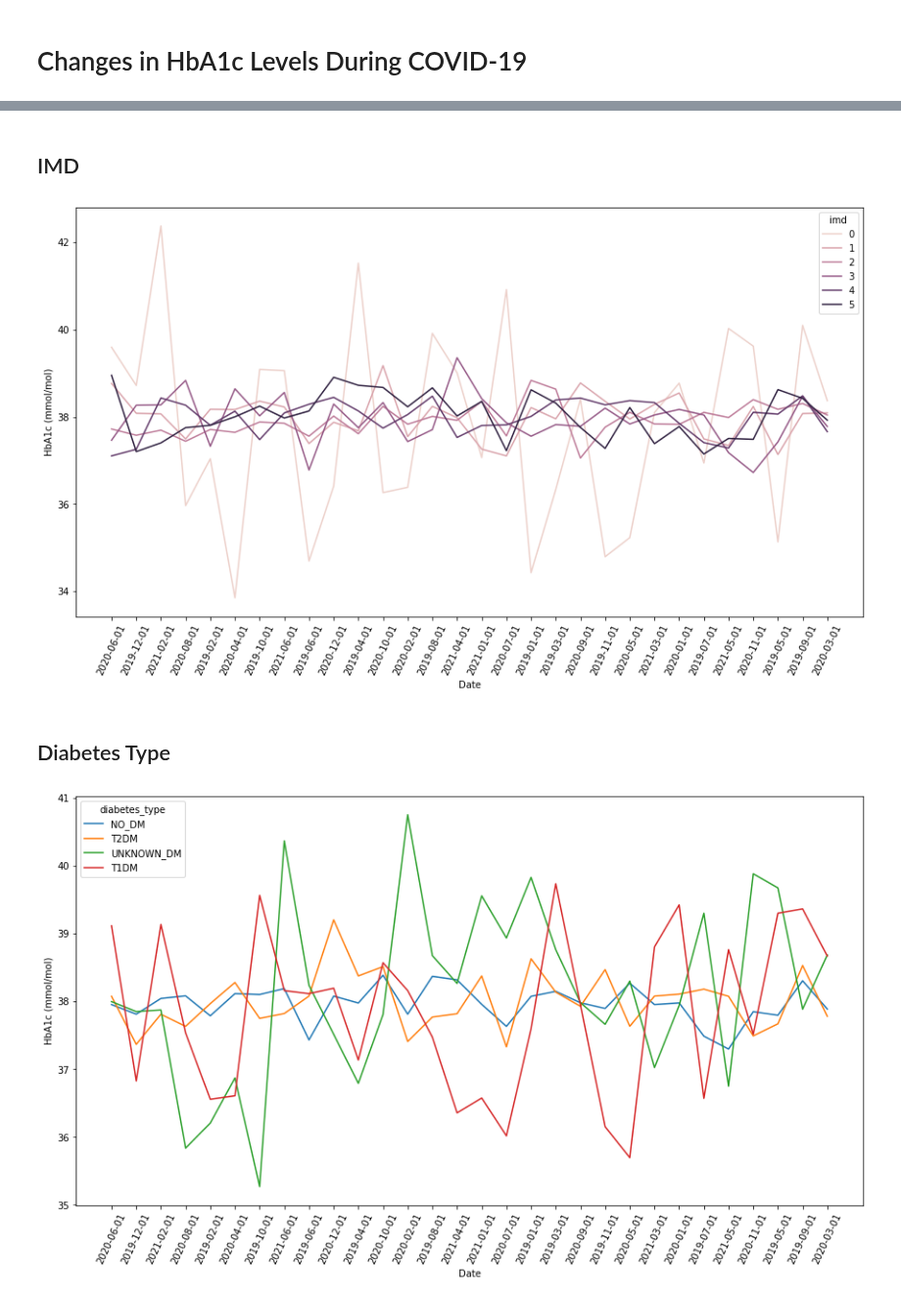
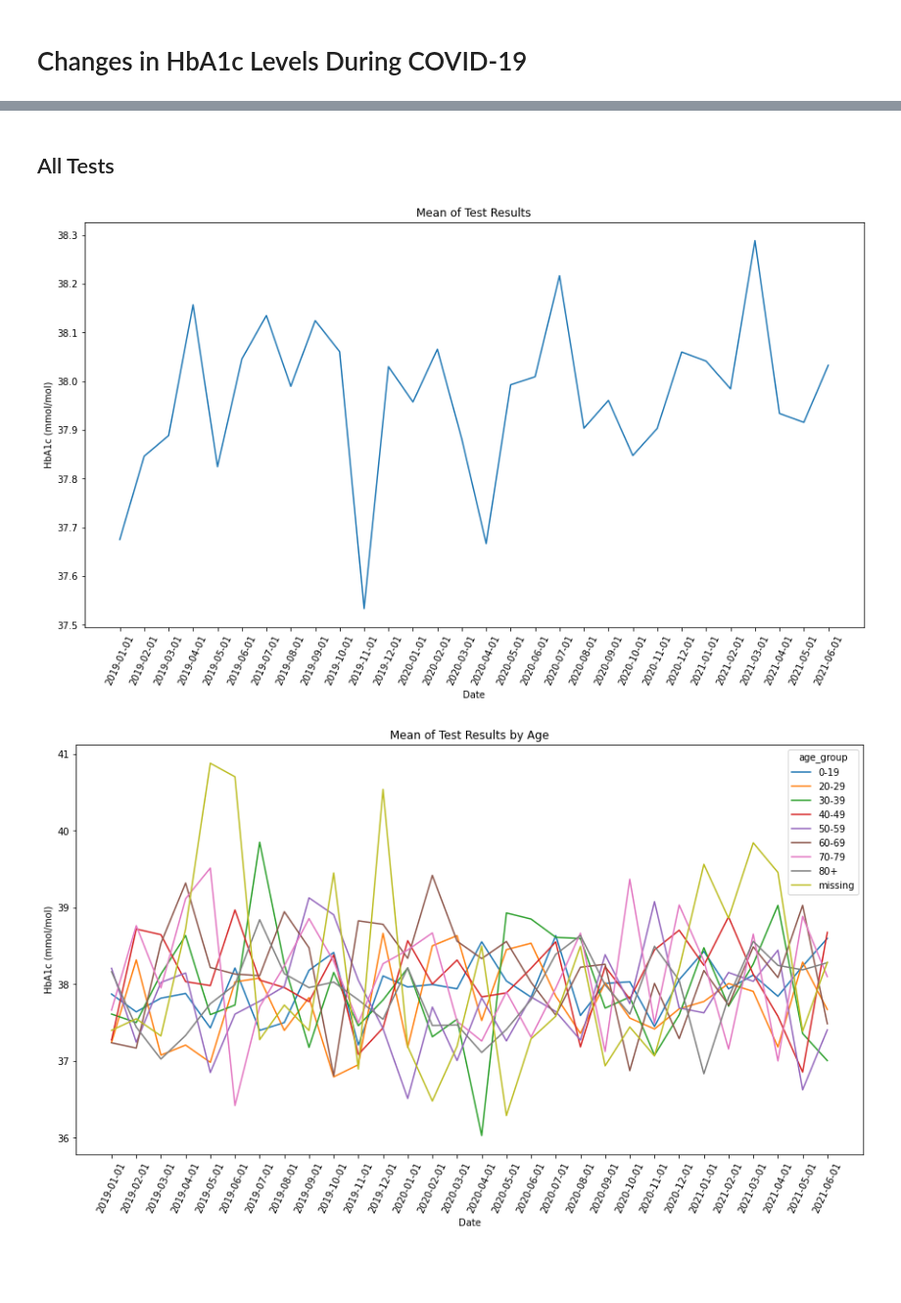
Before and after one commit to opensafely/HbA1c-levels, a Jupyter notebook: notebooks/hba1c_levels.ipynb, the cells around one changed output, grey strips where cells are left out. Shown at 98% size. Cells and saved outputs as stored; diff of their text form; code cells hidden in the pictures; blank space fills up the shorter version.

```diff
--- a/notebooks/hba1c_levels.ipynb
+++ b/notebooks/hba1c_levels.ipynb
@@ -12,7 +15,7 @@ from glob import glob
 
 pd.set_option('display.max_rows', None)
 # %%
-def compute_mean(group):
+def compute_mean(df, group):
     """
     Computes mean HbA1c levels by demographic group & month.
 
@@ -23,9 +26,9 @@ def compute_mean(group):
     Returns:
         Dataframe (df): Dataframe of means by month
     """
-    return pd.DataFrame(df_input.groupby(by=['date',group])['hba1c_mmol_per_mol'].mean()).reset_index()
+    return pd.DataFrame(df.groupby(by=['date',group])['hba1c_mmol_per_mol'].mean()).reset_index()
 
-def create_chart(group):
+def create_chart(df, group, title):
     """
     Outputs chart demonstrating trends in HbA1c levels by
     demographic group & month.
@@ -36,22 +39,26 @@ def create_chart(group):
     """
     plt.figure(figsize = (15,8))
     if group=='population':
-        ax = sns.lineplot(x = 'date', y = 'hba1c_mmol_per_mol', data = df_input, ci = None)
+        ax = sns.lineplot(x = 'date', y = 'hba1c_mmol_per_mol', data = df, ci = None)
     else:
         ax = sns.lineplot(x = 'date', y = 'hba1c_mmol_per_mol',
-                          hue = group, data = df_input, ci = None)
+                          hue = group, data = df, ci = None)
     locs, labels = plt.xticks()
     plt.xlabel('Date')
     plt.ylabel('HbA1c (mmol/mol)')
+    plt.title(title)
     plt.setp(labels, rotation=65)
     plt.show()
+    print('\n')
 # %%
 # Read in input files
 li = []
 
 for file in glob('../output/data/input*'):
-    df = pd.read_csv(file)
-    df['date'] = file[21:-4]
-    li.append(df)
+    df_temp = pd.read_csv(file)
+    df_temp['date'] = file[21:-4]
+    li.append(df_temp)
 
 df_input = pd.concat(li, axis=0, ignore_index=False).reset_index(drop=True)
+df_t1 = df_input.loc[df_input.diabetes_t1 == 1].reset_index(drop=True)
+df_t2 = df_input.loc[df_input.diabetes_t2 == 1].reset_index(drop=True)
@@ -86,14 +65,29 @@ create_chart('region')
-# %% [markdown]
-## IMD
-# %%
-df_imd = compute_mean('imd')
-create_chart('imd')
-# %% [output]
-[figure, removed]
-# %% [markdown]
-## Diabetes Type
-# %%
-df_dt = compute_mean('diabetes_type')
-create_chart('diabetes_type')
-# %% [output]
-[figure, removed]
+# %% [markdown]
+## All Tests
+# %%
+# Population
+df_pop = pd.DataFrame(df_input.groupby(by=['date'])['hba1c_mmol_per_mol'].mean())
+create_chart(df_pop, 'population', 'Mean of Test Results')
+
+# Age
+df_age = compute_mean(df_input, 'age_group')
+create_chart(df_age, 'age_group', 'Mean of Test Results by Age')
+
+# Sex
+df_sex = compute_mean(df_input, 'sex')
+create_chart(df_sex, 'sex', 'Mean of Test Results by Sex')
+
+# Region
+df_region = compute_mean(df_input, 'region')
+create_chart(df_region, 'region', 'Mean of Test Results by Region')
+
+# IMD
+df_imd = compute_mean(df_input, 'imd')
+create_chart(df_imd, 'imd', 'Mean of Test Results by IMD')
+
+# Diabetes Type
+df_dt = compute_mean(df_input, 'diabetes_type')
+create_chart(df_dt, 'diabetes_type', 'Mean of Test Results by Diabetes Type')
+# %% [output]
+[figure, added]
+[figure, added]
```
Also changed, not shown: parts of 14 cells of this notebook, 2 other files.
